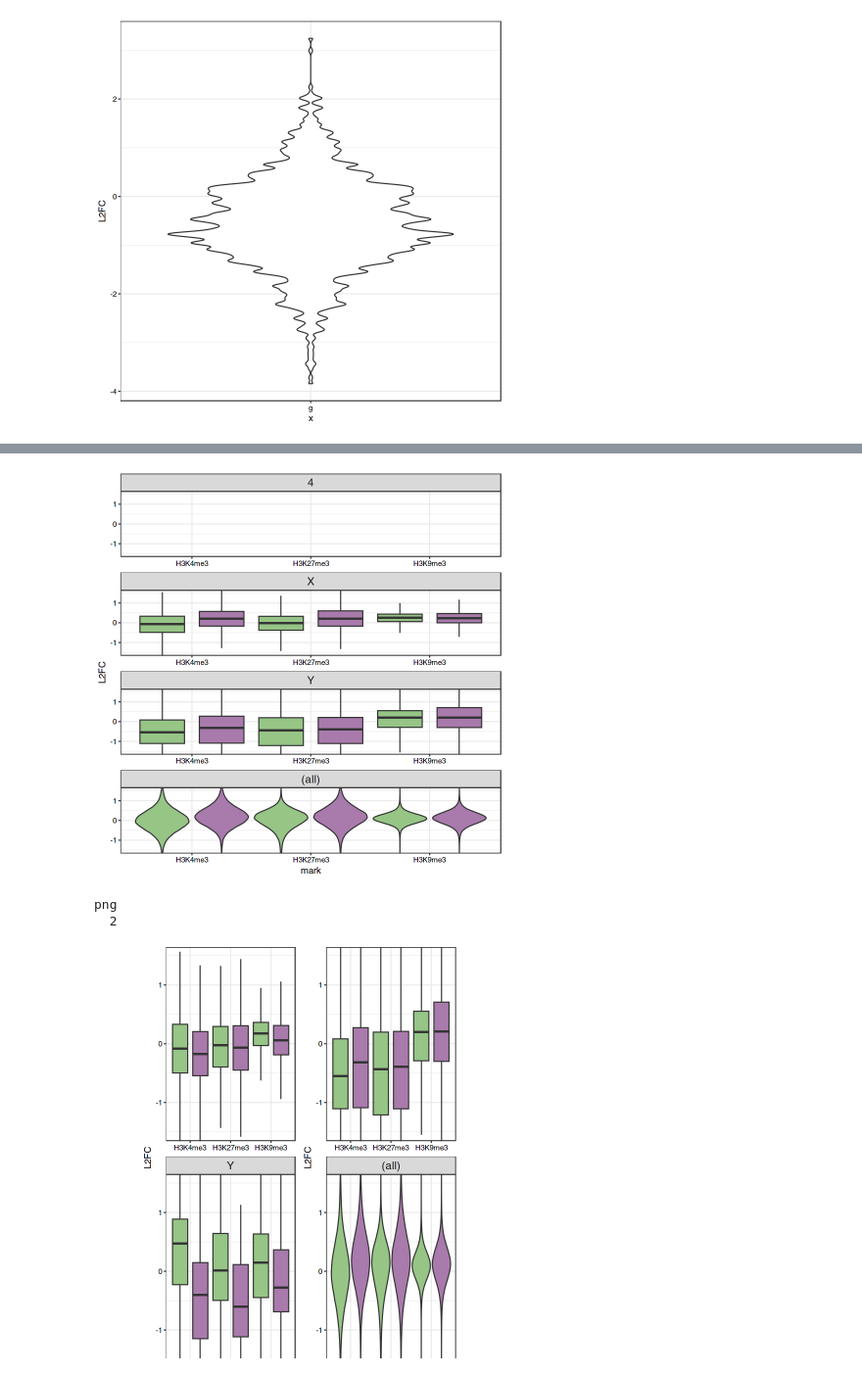
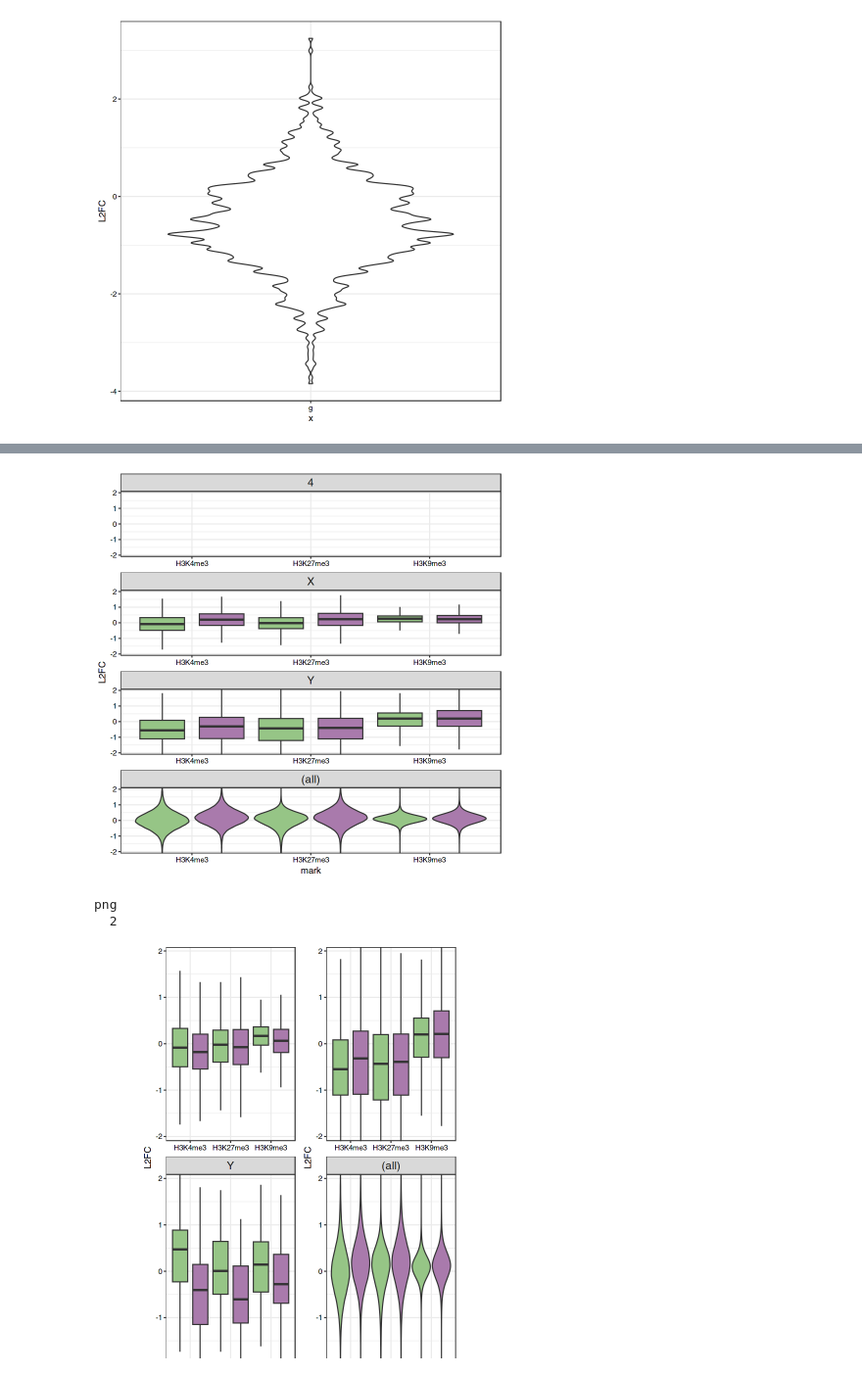
Before and after one commit to ringw/Upd-Germline-Genomics, a Jupyter notebook: illustrations/CHIC-Diff-Rep-Program.ipynb, the cells around one changed output, grey strips where cells are left out. Shown at 98% size. Cells and saved outputs as stored; diff of their text form; code cells hidden in the pictures.

```diff
--- a/illustrations/CHIC-Diff-Rep-Program.ipynb
+++ b/illustrations/CHIC-Diff-Rep-Program.ipynb
@@ -106,20 +167,20 @@ earlier <- subset(
 ) %>%
   with(
     rbind(
-      tibble(mark, L2FC, celltype, seqnames) %>%
-        subset(seqnames %in% c("4", "X", "Y")) %>%
-        mutate(seqnames = seqnames %>% factor(c("4", "X", "Y", "(all)"))),
-      tibble(mark, L2FC, celltype, seqnames) %>%
-        mutate(seqnames = "(all)")
+      tibble(mark, L2FC, celltype, region) %>%
+        subset(region %in% c("4", "X", "Y")) %>%
+        mutate(region = region %>% factor(c("4", "X", "Y", "(all)"))),
+      tibble(mark, L2FC, celltype, region) %>%
+        mutate(region = "(all)")
     )
   ) %>%
   ggplot(
     aes(mark, L2FC, fill=celltype)
   ) +
-  facet_wrap(vars(seqnames), scales = "free", ncol = 1) +
+  facet_wrap(vars(region), scales = "free", ncol = 1) +
   geom_blank(
     data = cross_join(
-      tibble(seqnames = c("4", "X", "Y", "(all)") %>% factor(., .), L2FC = 0),
+      tibble(region = c("4", "X", "Y", "(all)") %>% factor(., .), L2FC = 0),
       tibble(celltype = "Germline", mark = levels(data$mark) %>% factor(., .))
     )
   ) +
@@ -128,7 +189,7 @@ earlier <- subset(
       subset(
         between(L2FC, -5, 5) &
           !between(L2FC, -1e-4, 1e-4) &
-          seqnames == "(all)"
+          region == "(all)"
       ),
     bw = 0.05,
     scale = "width",
@@ -139,13 +200,13 @@ earlier <- subset(
       subset(
         between(L2FC, -5, 5) &
           !between(L2FC, -1e-4, 1e-4) &
-          seqnames != "(all)"
+          region != "(all)"
       ),
     outlier.shape = NA,
     position = position_dodge(width = 1)
   ) +
   scale_fill_manual(values = cell_type_violin_colors) +
-  coord_cartesian(NULL, c(-1.5, 1.5)) +
+  coord_cartesian(NULL, c(-1.9, 1.9)) +
   theme(
     legend.position = "none"
   )
@@ -162,52 +276,85 @@ earlier %>%
                 ) %>%
                   with(
                     rbind(
-                      tibble(mark, L2FC, celltype, seqnames) %>%
-                        subset(seqnames %in% c("4", "X", "Y")) %>%
-                        mutate(seqnames = seqnames %>% factor(c("4", "X", "Y", "(all)"))),
-                      tibble(mark, L2FC, celltype, seqnames) %>%
-                        mutate(seqnames = "(all)")
+                      tibble(mark, L2FC, celltype, region) %>%
+                        subset(region %in% c("4", "X", "Y")) %>%
+                        mutate(region = region %>% factor(c("4", "X", "Y", "(all)"))),
+                      tibble(mark, L2FC, celltype, region) %>%
+                        mutate(region = "(all)")
                     )
                   )
             )
 # %% [output]
-[figure, old version]
+[figure, new version]
 # %%
 report <- cbind(
     set_panel_size(
         earlier +
             labs(title = "Germline Earlier"),
         w = unit(2.2, "in"),
         h = unit(3.3, "in")
     ),
     set_panel_size(
         earlier %>%
             `$<-`(
                 "data",
                 value = subset(
                   data,
                   classification == "GermlineLater"
                 ) %>%
                   with(
                     rbind(
-                      tibble(mark, L2FC, celltype, seqnames) %>%
-                        subset(seqnames %in% c("4", "X", "Y")) %>%
-                        mutate(seqnames = seqnames %>% droplevels()),
-                      tibble(mark, L2FC, celltype, seqnames) %>%
-                        mutate(seqnames = "(all)")
+                      tibble(mark, L2FC, celltype, region) %>%
+                        subset(region %in% c("4", "X", "Y")) %>%
+                        mutate(region = region %>% droplevels()),
+                      tibble(mark, L2FC, celltype, region) %>%
+                        mutate(region = "(all)")
                     )
                   )
             ) +
             labs(title = "Germline Later"),
         w = unit(2.2, "in"),
         h = unit(3.3, "in")
     )
 )
 grid.draw(report)
 pdf("figure/Both-Cell-Types/Repli-CHIC-Diff-Rep-Program.pdf", w=8.5, h=17)
 grid.draw(report)
+grid.newpage()
+grid.draw(
+  cbind(
+    set_panel_size(
+        earlier2 +
+            labs(title = "Germline Earlier"),
+        w = unit(2.2, "in"),
+        h = unit(3.3, "in")
+    ),
+    set_panel_size(
+        earlier2 %>%
+            `$<-`(
+                "data",
+                value = subset(
+                  data,
+                  classification == "GermlineLater"
+                ) %>%
+                  with(
+                    rbind(
+                      tibble(mark, L2FC, celltype, region) %>%
+                        subset(region %in% c("2LC", "2RC", "3RC")) %>%
+                        mutate(region = region %>% droplevels()),
+                      tibble(mark, L2FC, celltype, region) %>%
+                        mutate(region = "(all)")
+                    )
+                  )
+            ) +
+            labs(title = "Germline Later"),
+        w = unit(2.2, "in"),
+        h = unit(3.3, "in")
+    )
+)
+)
 dev.off()
 # %% [output]
 png
   2
-[figure, old version]
+[figure, new version]
```
Also changed, not shown: parts of 8 cells of this notebook.
